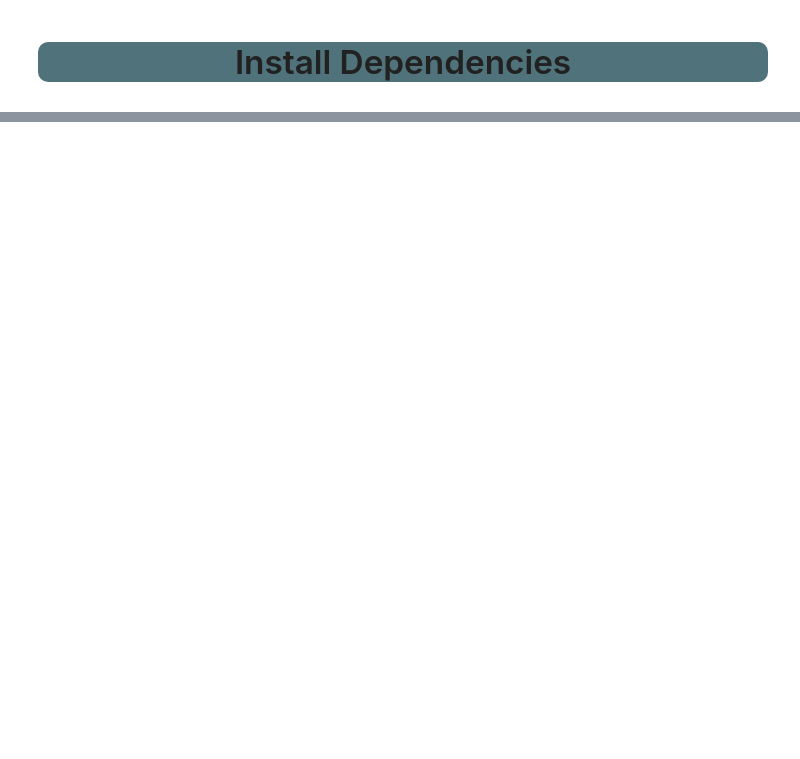
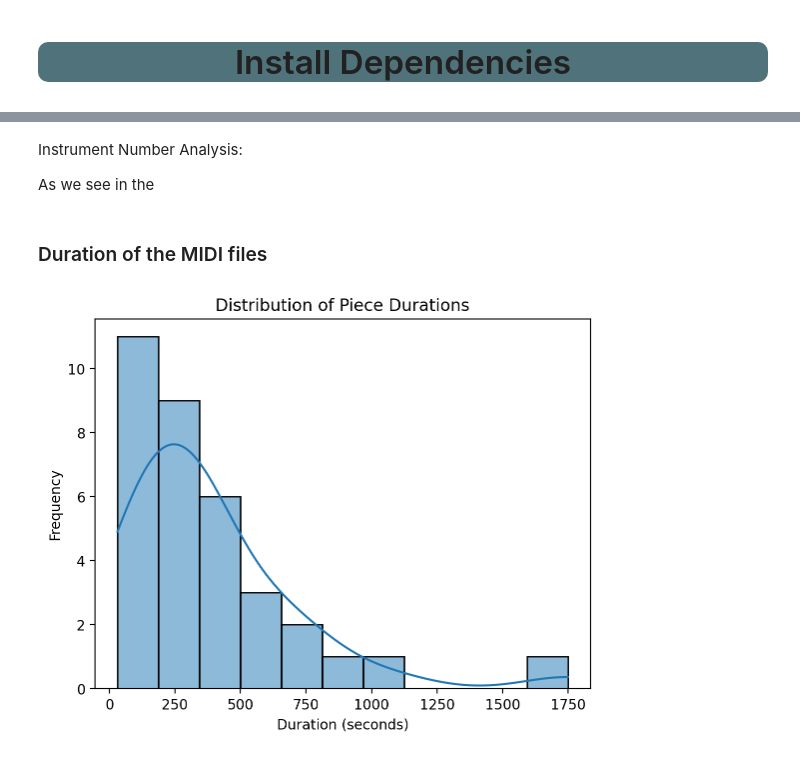
Before and after one commit to sperezg6/Tesina, a Jupyter notebook: Code/modelado_generacion_musical.ipynb, the cells around one changed output, grey strips where cells are left out. Drawn from its saved outputs; the diff is of its cells as text; code cells hidden in the pictures; blank space fills up the shorter version.

```diff
--- a/Code/modelado_generacion_musical.ipynb
+++ b/Code/modelado_generacion_musical.ipynb
@@ -11,0 +304,15 @@
+# %% [markdown]
+Instrument Number Analysis:
+
+As we see in the
+# %% [markdown]
+### Duration of the MIDI files
+# %%
+# Histogram of durations
+sns.histplot(midi_data['duration'], kde=True)
+plt.title('Distribution of Piece Durations')
+plt.xlabel('Duration (seconds)')
+plt.ylabel('Frequency')
+plt.show()
+# %% [output]
+[figure, added]
```
Also changed, not shown: parts of 25 cells of this notebook, 54 other files.
